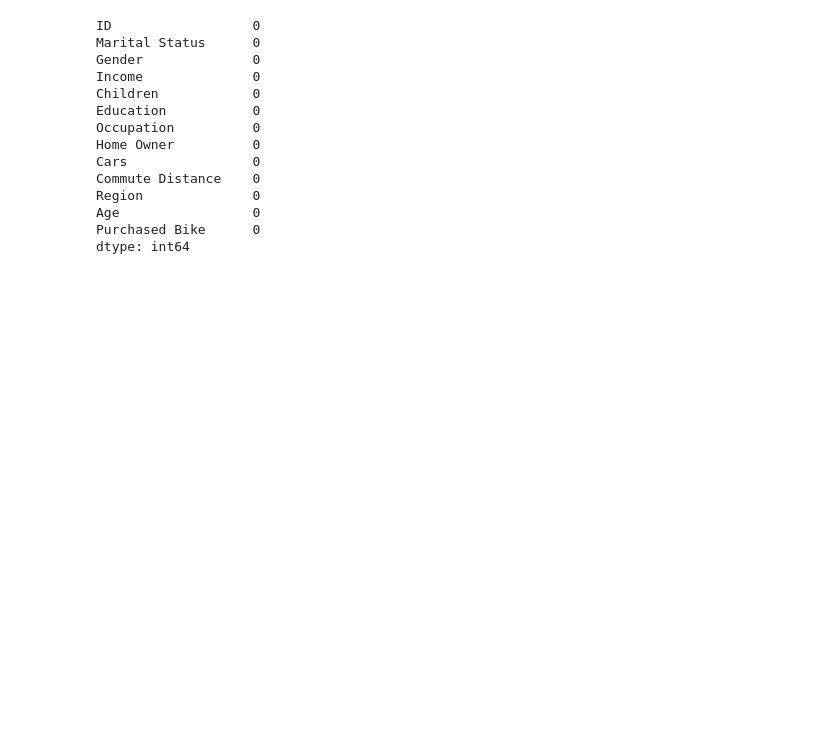
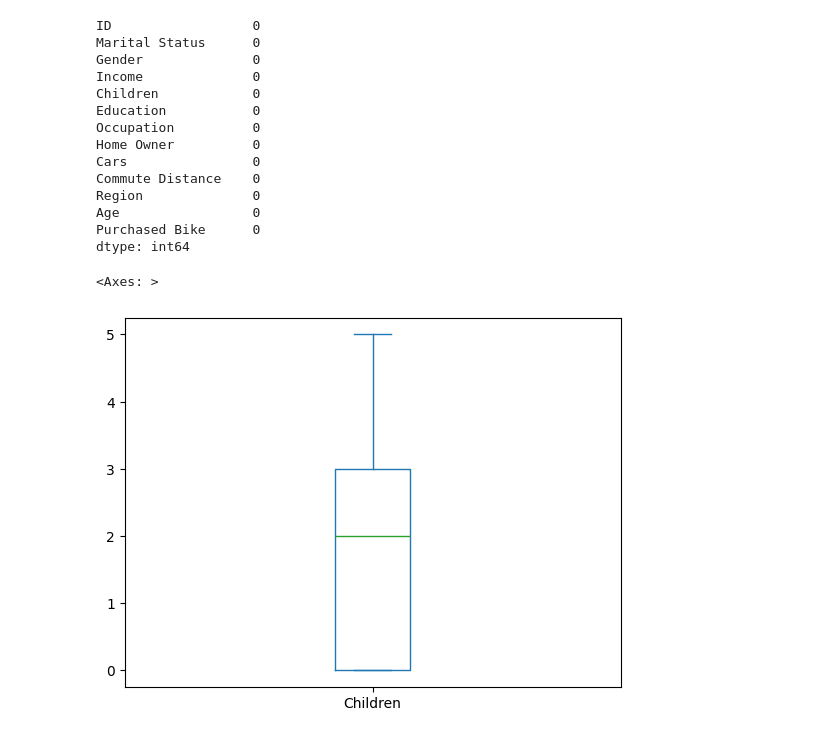
Before and after one commit to SantiagoChevez/HerramientasComputacionales, a Jupyter notebook: Actividad_Limpieza_de_datos.ipynb, the cells around one changed output. Saved outputs shown, nothing was run; the diff lists cells and outputs as text; code cells hidden in the pictures; blank space fills up the shorter version.

```diff
--- a/Actividad_Limpieza_de_datos.ipynb
+++ b/Actividad_Limpieza_de_datos.ipynb
@@ -120,11 +120,11 @@ dtype: int64
 df = df.fillna({
     "Marital Status": df["Marital Status"].mode()[0],
     "Gender": df["Gender"].mode()[0],
-    "Income": round(df["Income"].median()),
-    "Children": round(df["Children"].median()),
+    "Income": df["Income"].median(),
+    "Children": df["Children"].median(),
     "Home Owner": df["Home Owner"].mode()[0],
-    "Cars": round(df["Cars"].mean()),
-    "Age": round(df["Age"].mean())
+    "Cars": df["Cars"].median(),
+    "Age": df["Age"].median()
 })
 # %%
 df.isna().sum()
@@ -143,3 +143,8 @@ Region              0
 Age                 0
 Purchased Bike      0
 dtype: int64
+# %%
+df["Children"].plot.box()
+# %% [output]
+<Axes: >
+[figure, added]
```
Also changed, not shown: parts of 6 cells of this notebook, 9 other files.
